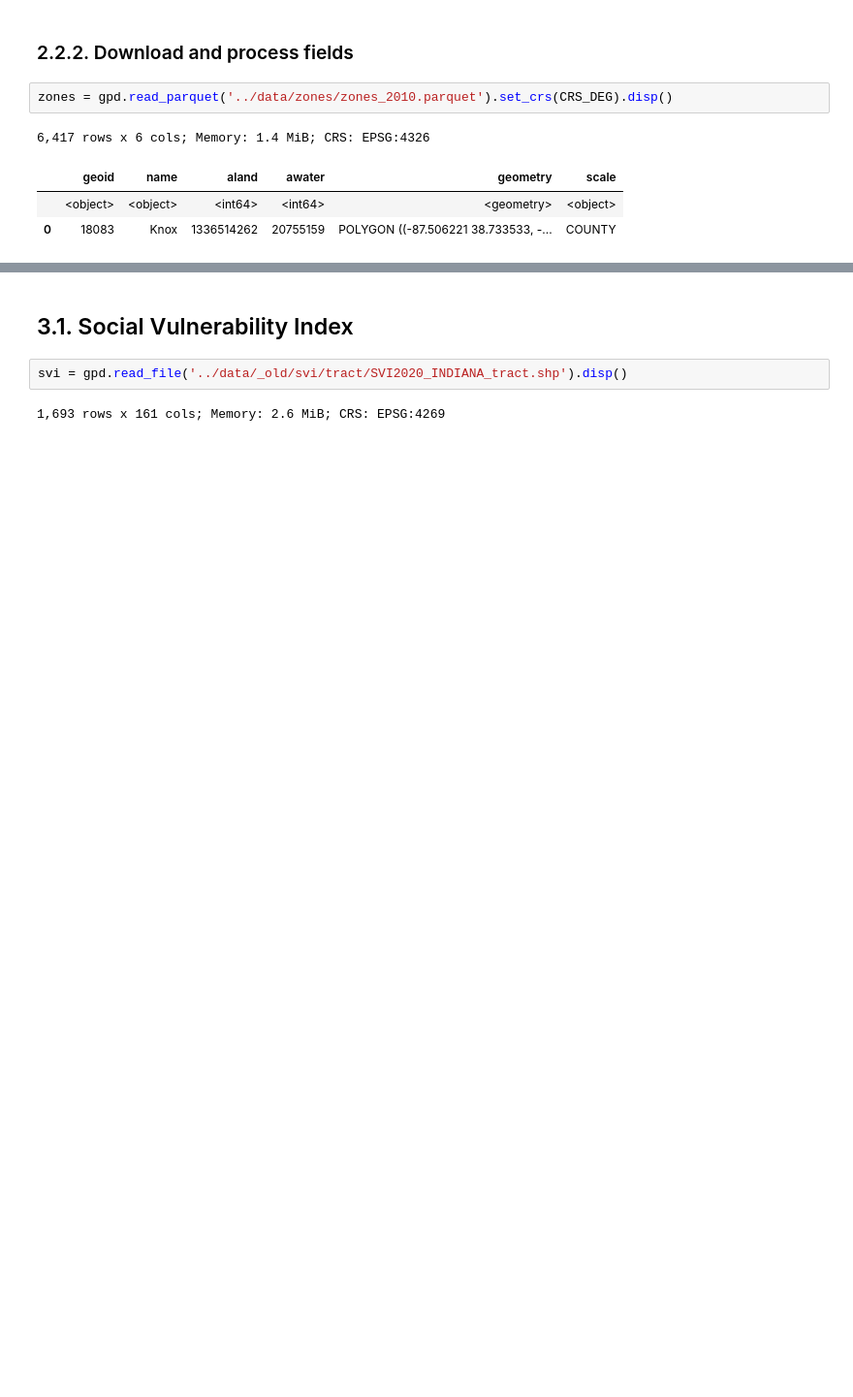
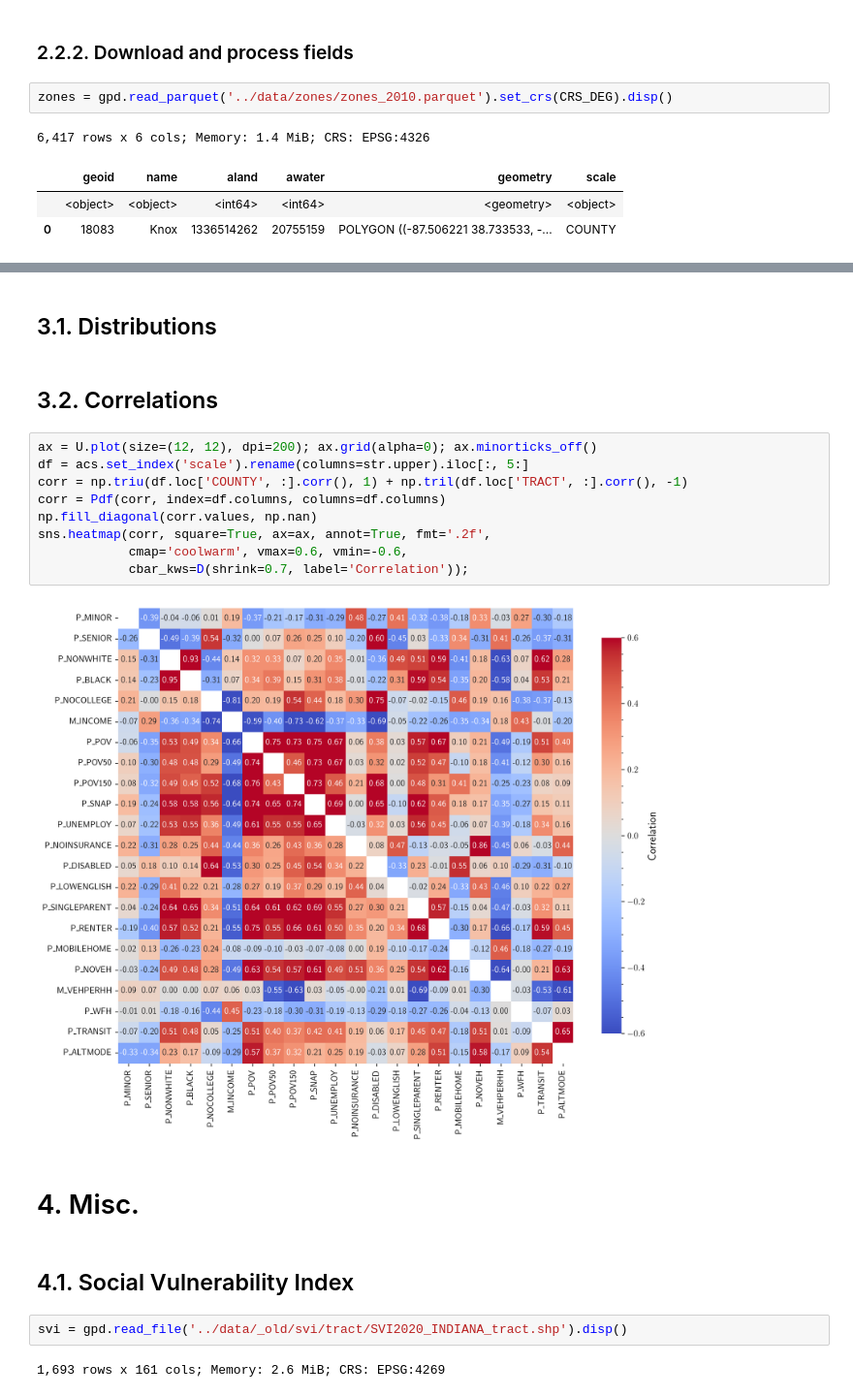
Before and after one commit to rvanxer/spr_4711, a Jupyter notebook: code/SES.ipynb, the cells around one changed output, grey strips where cells are left out. Shown: that part at 97% size. Drawn from its saved outputs; the diff is of its cells as text; blank space fills up the shorter version.

```diff
--- a/code/SES.ipynb
+++ b/code/SES.ipynb
@@ -279,5 +300,22 @@ acs19 = download_acs(SCALES, zones, overwrite=0).disp() # t=0:12
+# %% [markdown]
+## 3.1. Distributions
+# %% [markdown]
+## 3.2. Correlations
+# %%
+ax = U.plot(size=(12, 12), dpi=200); ax.grid(alpha=0); ax.minorticks_off()
+df = acs.set_index('scale').rename(columns=str.upper).iloc[:, 5:]
+corr = np.triu(df.loc['COUNTY', :].corr(), 1) + np.tril(df.loc['TRACT', :].corr(), -1)
+corr = Pdf(corr, index=df.columns, columns=df.columns)
+np.fill_diagonal(corr.values, np.nan)
+sns.heatmap(corr, square=True, ax=ax, annot=True, fmt='.2f',
+            cmap='coolwarm', vmax=0.6, vmin=-0.6,
+            cbar_kws=D(shrink=0.7, label='Correlation'));
+# %% [output]
+[figure, added]
+# %% [markdown]
+# 4. Misc.
 # %% [markdown]
-## 3.1. Social Vulnerability Index
+## 4.1. Social Vulnerability Index
 # %%
 svi = gpd.read_file('../data/_old/svi/tract/SVI2020_INDIANA_tract.shp').disp()
 # %% [output]
```
Also changed, not shown: parts of 4 cells of this notebook, 1 other file.
